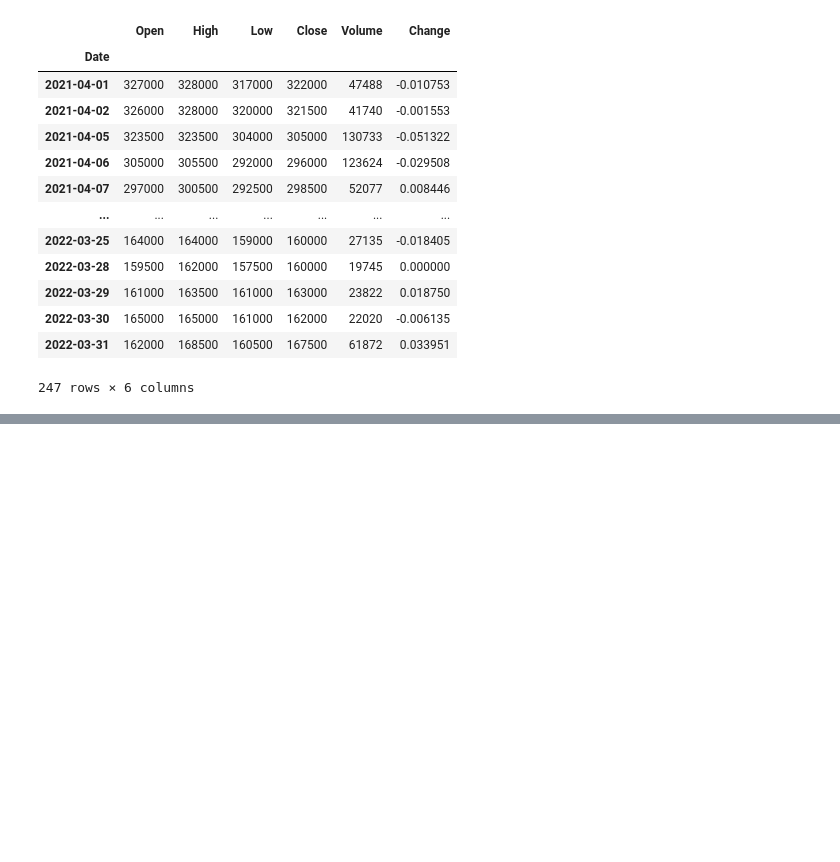
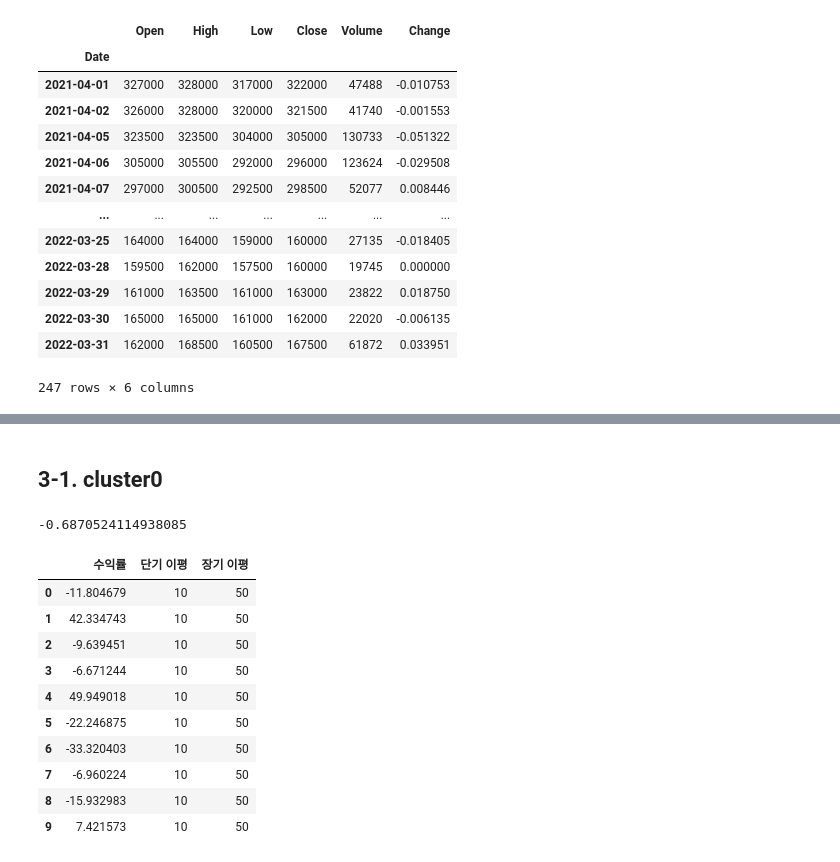
Before and after one commit to Jyassmin/UBION-PROJECT1, a Jupyter notebook: 3.Backtesting.ipynb, the cells around one changed output, grey strips where cells are left out. Drawn from its saved outputs; the diff is of its cells as text; code cells hidden in the pictures; blank space fills up the shorter version.

```diff
--- a/3.Backtesting.ipynb
+++ b/3.Backtesting.ipynb
@@ -97,3 +100,28 @@ def get_return_sl(code, short, long):
     df_final['장기 이평'] = long
 
     return df_final
+# %% [markdown]
+## 3-1. cluster0
+# %%
+list_cluster0 = ['226320', '149980', '002310', '081580', '109080', '009680', '100660', '067830', '008110', '066670']
+
+dfs = list()
+for i in list_cluster0:
+    dfs.append(get_return_sl(i, 10 ,50))
+df_result = pd.concat(dfs)
+df_result.reset_index(drop=True, inplace=True)
+print(sum(df_result["수익률"])/10)
+df_result
+# %% [output]
+-0.6870524114938085
+|  | 수익률 | 단기 이평 | 장기 이평 |
+| 0 | -11.804679 | 10 | 50 |
+| 1 | 42.334743 | 10 | 50 |
+| 2 | -9.639451 | 10 | 50 |
+| 3 | -6.671244 | 10 | 50 |
+| 4 | 49.949018 | 10 | 50 |
+| 5 | -22.246875 | 10 | 50 |
+| 6 | -33.320403 | 10 | 50 |
+| 7 | -6.960224 | 10 | 50 |
+| 8 | -15.932983 | 10 | 50 |
+| 9 | 7.421573 | 10 | 50 |
```
Also changed, not shown: parts of 23 cells of this notebook.
